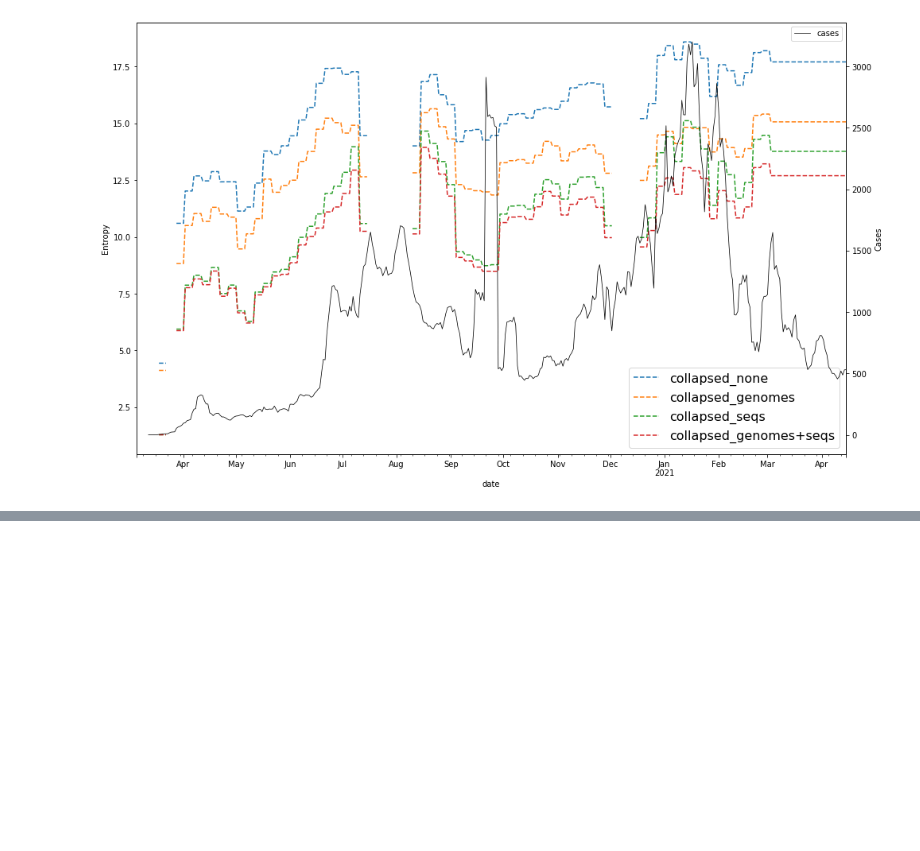
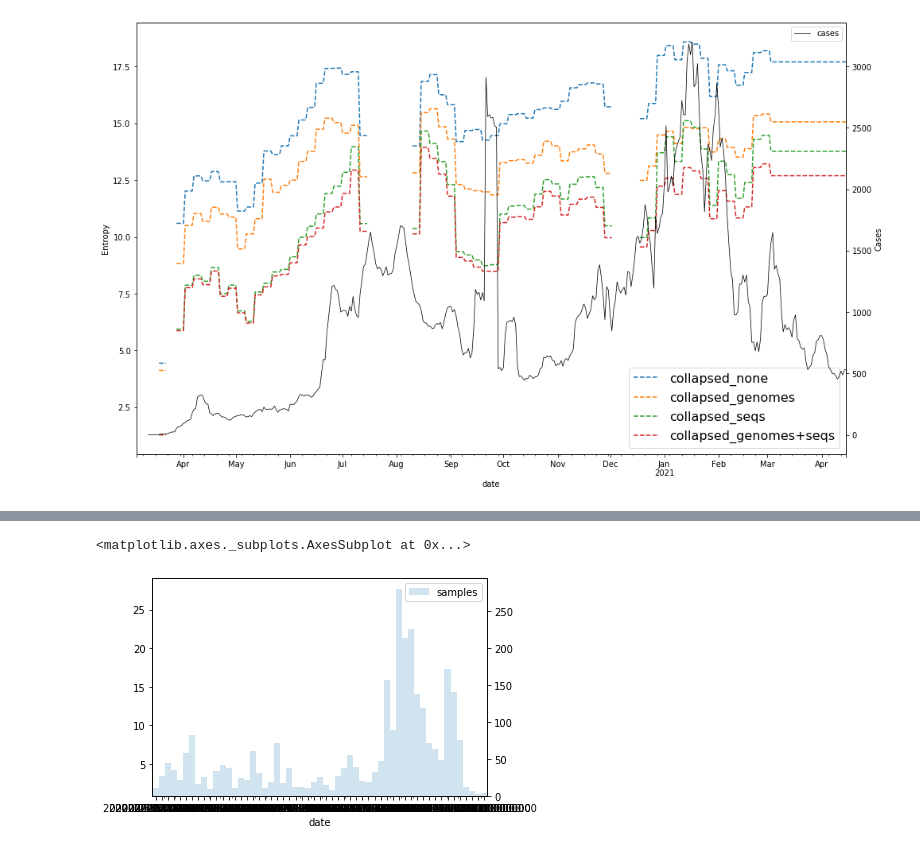
Before and after one commit to itsyosef/bionetworks, a Jupyter notebook: covid/notebooks/EntropyViz.ipynb, the cells around one changed output, grey strips where cells are left out. Cells and saved outputs as stored; diff of their text form; code cells hidden in the pictures; blank space fills up the shorter version.

```diff
--- a/covid/notebooks/EntropyViz.ipynb
+++ b/covid/notebooks/EntropyViz.ipynb
@@ -217,0 +389,8 @@ plt.savefig("all_locations_entropy_and_cases_curves.png", dpi=100, bbox_inches="
+# %%
+fig, ax = plt.subplots()
+twinx = ax.twinx()
+uncert.plot(drawstyle="steps-post", ax=ax, legend=False)
+samples.reindex(uncert.index).plot(ax=twinx, kind="bar", width=7, alpha=0.2)
+# %% [output]
+<matplotlib.axes._subplots.AxesSubplot at 0x...>
+[figure, added]
```
Also changed, not shown: parts of 16 cells of this notebook, 6 other files.
